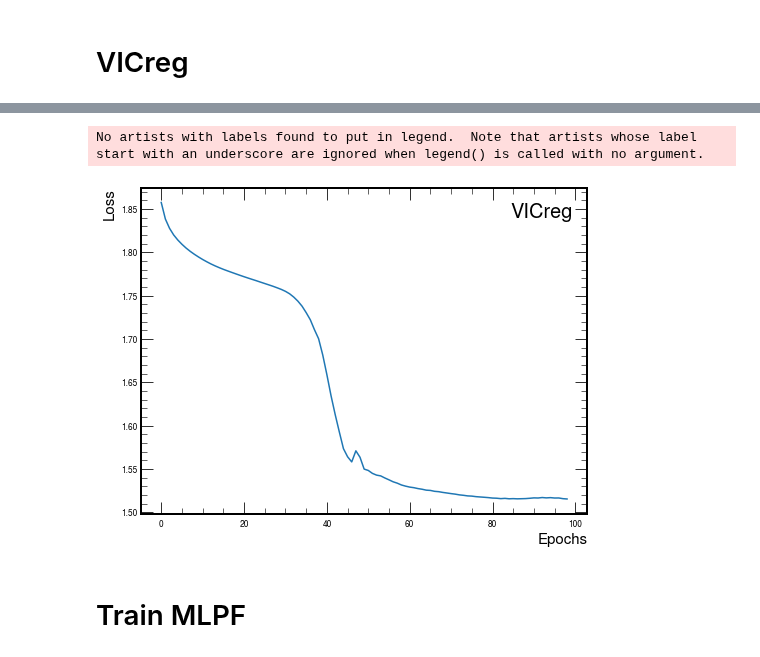
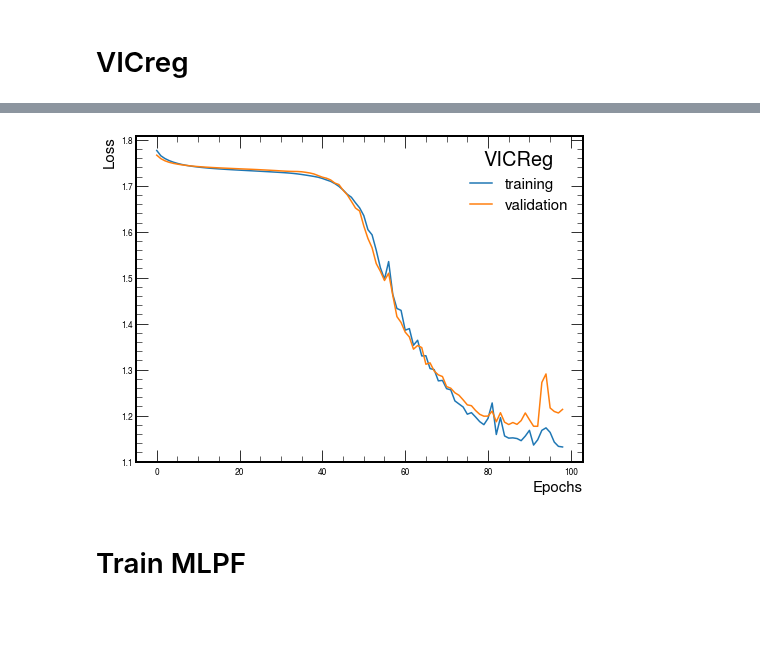
Before and after one commit to farakiko/particleflow, a Jupyter notebook: notebooks/ssl-VICreg.ipynb, the cells around one changed output, grey strips where cells are left out. Cells and saved outputs as stored; diff of their text form; code cells hidden in the pictures; blank space fills up the shorter version.

```diff
--- a/notebooks/ssl-VICreg.ipynb
+++ b/notebooks/ssl-VICreg.ipynb
@@ -119,12 +132,10 @@ class Encoder(nn.Module):
         self,
         input_dim=7,
         embedding_dim=34,
-        output_dim=500,
         num_convs=2,
     ):
         super(Encoder, self).__init__()
 
-#         self.act = nn.ReLU
         self.act = nn.ELU
 
         ### 1. different embedding of tracks/clusters
@@ -168,12 +179,11 @@ class Decoder(nn.Module):
 
     def __init__(
         self,
-        embedding_dim=7,
-        output_dim=500,
+        embedding_dim=34,
+        output_dim=200,
     ):
         super(Decoder, self).__init__()
 
-#         self.act = nn.ReLU
         self.act = nn.ELU
 
         ############################ DECODER
@@ -313,6 +311,5 @@ batch_size = 100
 lr = 1e-3
 encoder = Encoder(embedding_dim=34)
 decoder = Decoder(embedding_dim=34)
-# losses_train, losses_valid = train_VICreg(encoder, decoder, data, batch_size, lr, epochs=10)
-losses_train = train_VICreg(encoder, decoder, data, batch_size, lr, epochs=100)
+losses_train_VICRreg, losses_valid_VICRreg = train_VICReg(encoder, decoder, data, batch_size, lr, epochs=100)
 # %% [output]
@@ -336,13 +333,12 @@ epoch 98 - loss: 110.637
 # %%
 fig, ax = plt.subplots(figsize=(8,6))
-ax.plot(range(len(losses_train[1:])), losses_train[1:])#, label="training")
-# ax.plot(range(len(losses_valid[1:])), losses_valid[1:], label="validation")
+ax.plot(range(len(losses_train_VICRreg[1:])), losses_train_VICRreg[1:], label="training")
+ax.plot(range(len(losses_valid_VICRreg[1:])), losses_valid_VICRreg[1:], label="validation")
 ax.set_xlabel("Epochs", fontsize=15)
 ax.set_ylabel("Loss", fontsize=15)
-ax.legend(title='VICreg', loc="best", title_fontsize=20, fontsize=15);
+ax.legend(title='VICReg', loc="best", title_fontsize=20, fontsize=15);
 # %% [output]
-No artists with labels found to put in legend.  Note that artists whose label start with an underscore are ignored when legend() is called with no argument.
-[figure, old version]
+[figure, new version]
 # %% [markdown]
 # Train MLPF
 # %%
```
Also changed, not shown: parts of 24 cells of this notebook.
